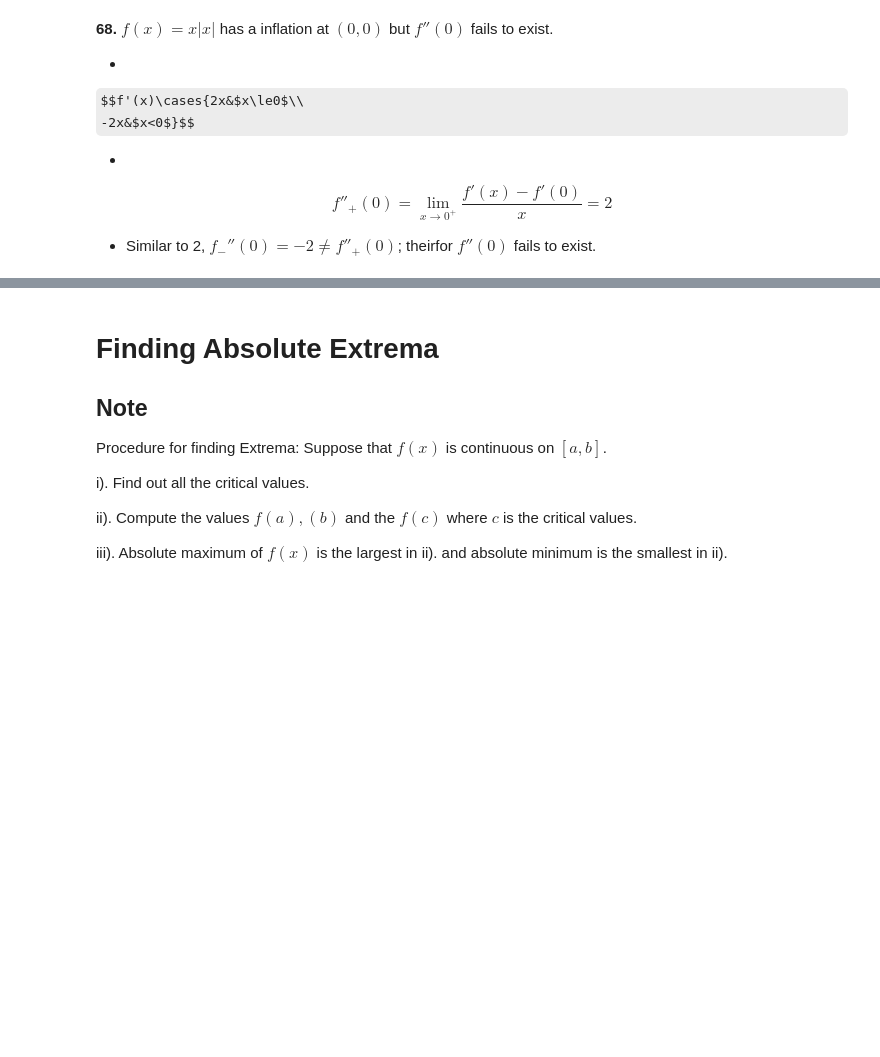
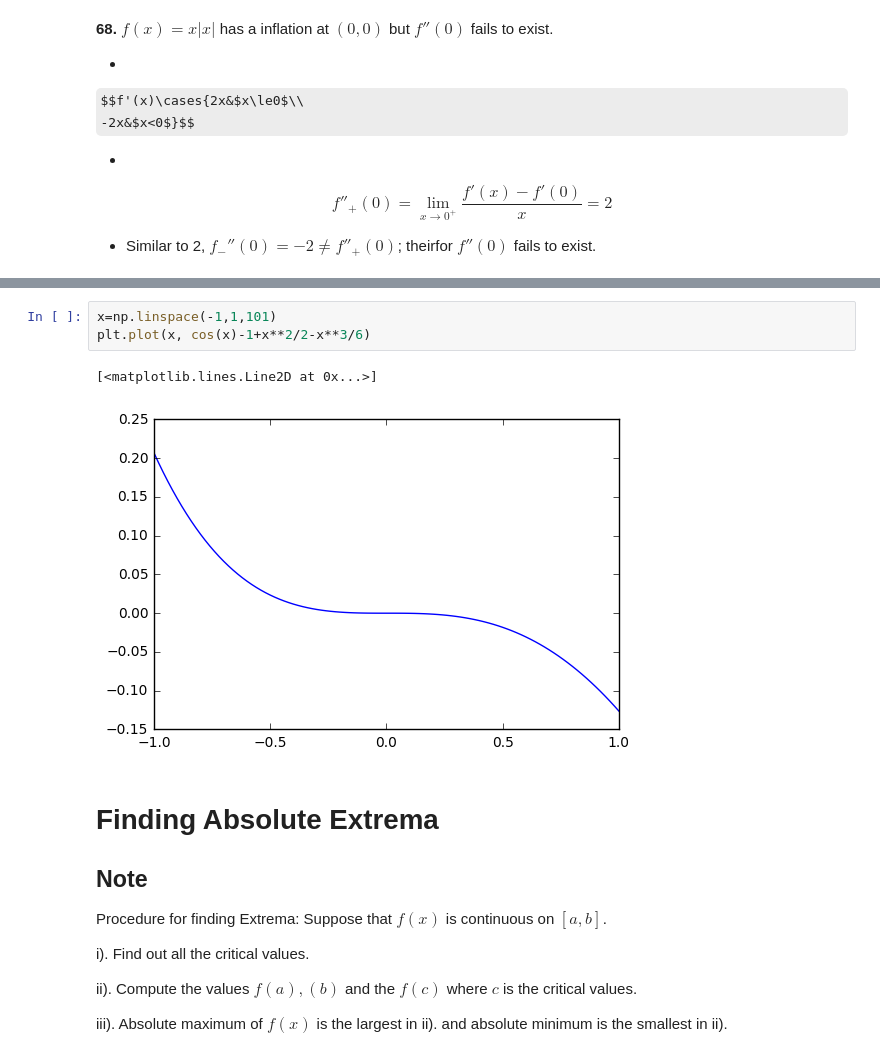
Before and after one commit to YJenAngela/2016-1, a Jupyter notebook: calculus/2 Applications of differentiation.ipynb, the cells around one changed output, grey strips where cells are left out. Drawn from its saved outputs; the diff is of its cells as text; some formulas as TeX source; blank space fills up the shorter version.

```diff
--- a/calculus/2 Applications of differentiation.ipynb
+++ b/calculus/2 Applications of differentiation.ipynb
@@ -1181,3 +1205,9 @@ $$f''_+(0)=\lim_{x\to0^+}\frac{f'(x)-f'(0)}{x}=2$$
+# %%
+x=np.linspace(-1,1,101)
+plt.plot(x, cos(x)-1+x**2/2-x**3/6)
+# %% [output]
+[<matplotlib.lines.Line2D at 0x...>]
+[figure, added]
 # %% [markdown]
 Finding Absolute Extrema
 ===
```
Also changed, not shown: parts of 38 cells of this notebook.
